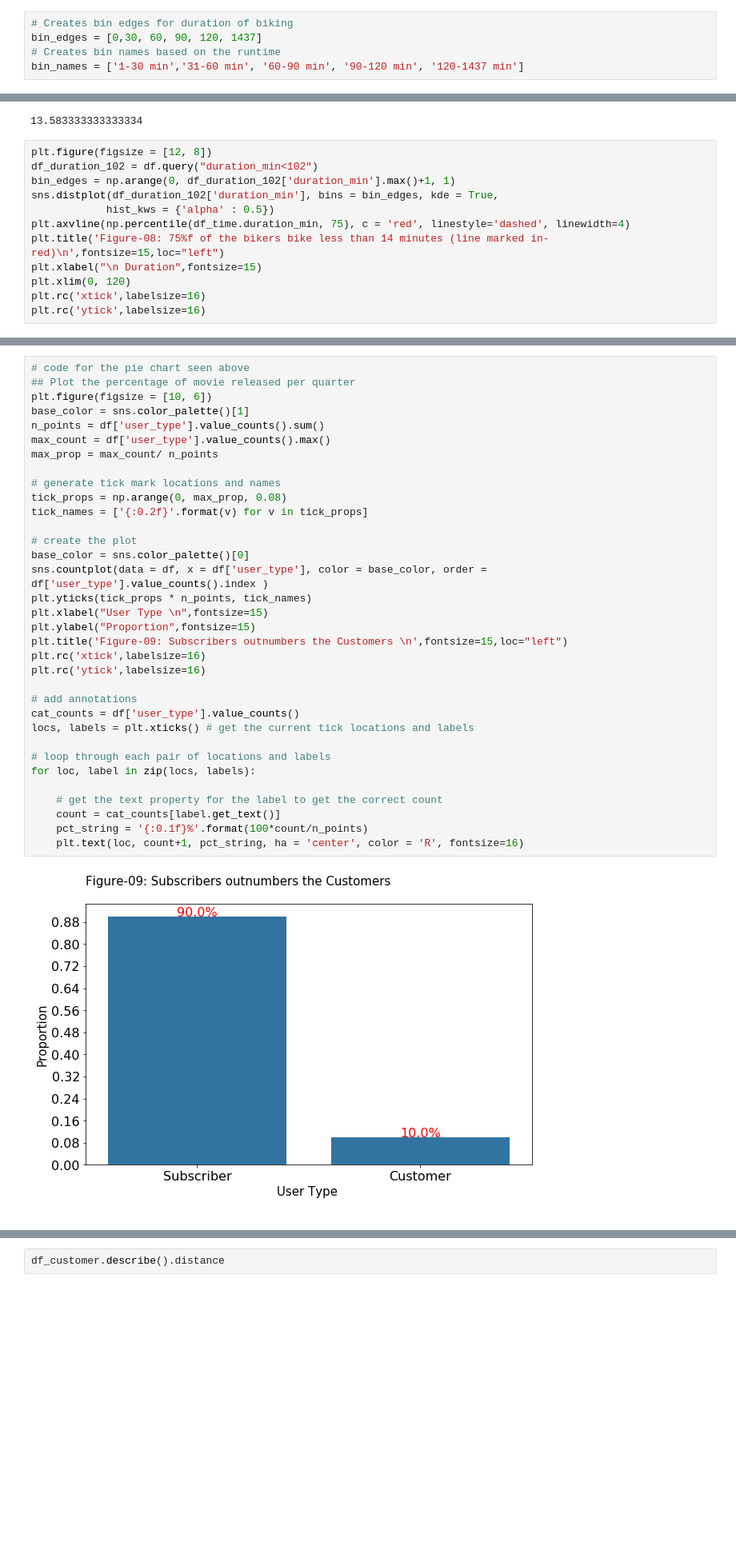
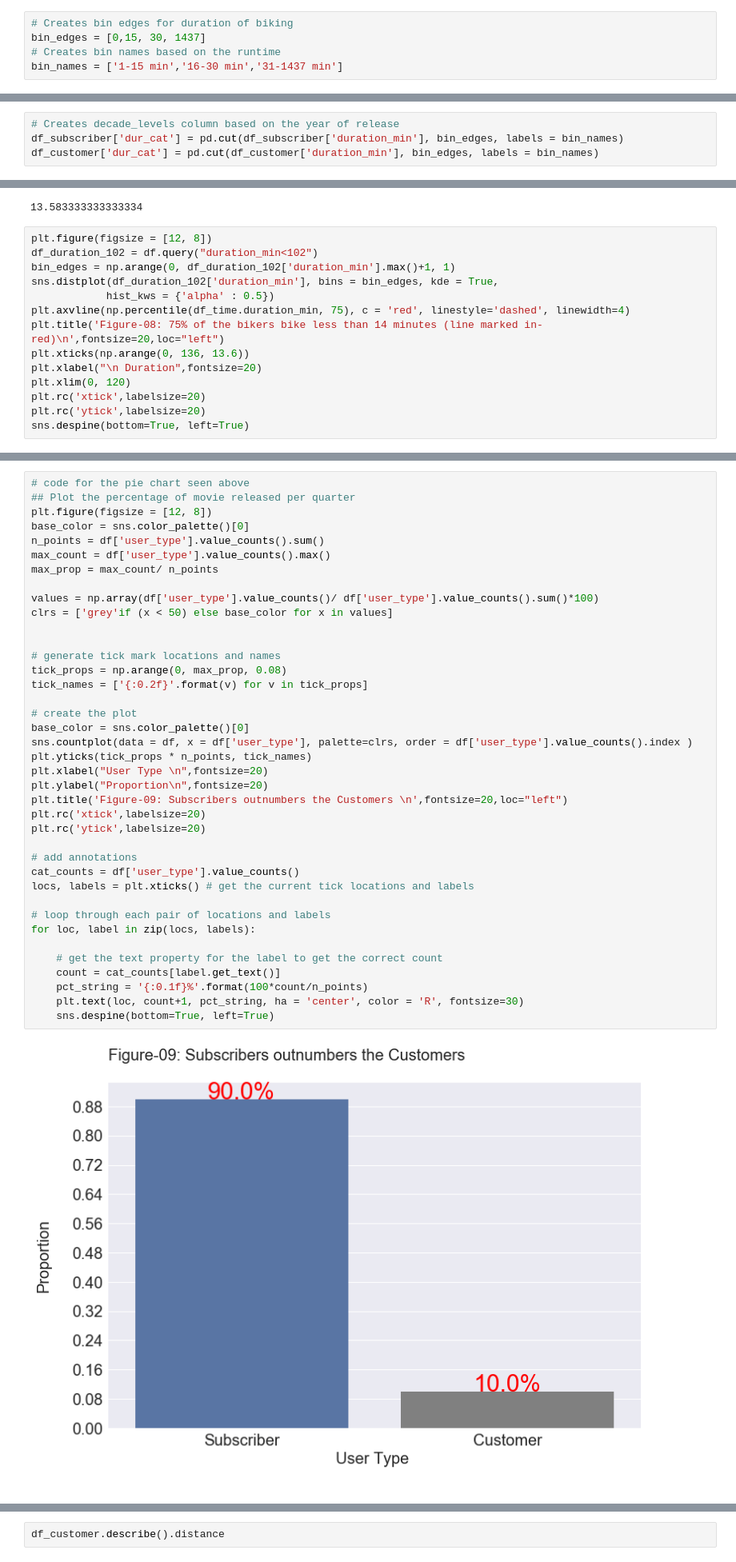
Before and after one commit to jahid-razan/Data-Analyst_Nano_degree_projects, a Jupyter notebook: Data_Story- Time & User Type.ipynb, the cells around one changed output, grey strips where cells are left out. Shown at 80% size. Saved outputs shown, nothing was run; the diff lists cells and outputs as text; blank space fills up the shorter version.

```diff
--- a/Data_Story- Time & User Type.ipynb
+++ b/Data_Story- Time & User Type.ipynb
@@ -233,9 +318,9 @@ df_time.duration_min.max()
 1437.5333333333333
 # %%
 # Creates bin edges for duration of biking
-bin_edges = [0,30, 60, 90, 120, 1437]
+bin_edges = [0,15, 30, 1437]
 # Creates bin names based on the runtime
-bin_names = ['1-30 min','31-60 min', '60-90 min', '90-120 min', '120-1437 min']
+bin_names = ['1-15 min','16-30 min','31-1437 min']
 # %%
 # Creates decade_levels column based on the year of release
 df_time['dur_cat'] = pd.cut(df_time['duration_min'], bin_edges, labels = bin_names)
@@ -258,0 +335,4 @@ Name: dur_cat, dtype: int64
+# %%
+# Creates decade_levels column based on the year of release
+df_subscriber['dur_cat'] = pd.cut(df_subscriber['duration_min'], bin_edges, labels = bin_names)
+df_customer['dur_cat'] = pd.cut(df_customer['duration_min'], bin_edges, labels = bin_names)
@@ -302,9 +402,11 @@ bin_edges = np.arange(0, df_duration_102['duration_min'].max()+1, 1)
 sns.distplot(df_duration_102['duration_min'], bins = bin_edges, kde = True,
             hist_kws = {'alpha' : 0.5})
 plt.axvline(np.percentile(df_time.duration_min, 75), c = 'red', linestyle='dashed', linewidth=4)
-plt.title('Figure-08: 75%f of the bikers bike less than 14 minutes (line marked in-red)\n',fontsize=15,loc="left")
-plt.xlabel("\n Duration",fontsize=15)
+plt.title('Figure-08: 75% of the bikers bike less than 14 minutes (line marked in-red)\n',fontsize=20,loc="left")
+plt.xticks(np.arange(0, 136, 13.6))
+plt.xlabel("\n Duration",fontsize=20)
 plt.xlim(0, 120)
-plt.rc('xtick',labelsize=16)
-plt.rc('ytick',labelsize=16)
+plt.rc('xtick',labelsize=20)
+plt.rc('ytick',labelsize=20)
+sns.despine(bottom=True, left=True)
 # %% [output]
@@ -328,36 +509,41 @@ plt.rc('ytick',labelsize=16)
 # %%
 # code for the pie chart seen above
 ## Plot the percentage of movie released per quarter
-plt.figure(figsize = [10, 6])
-base_color = sns.color_palette()[1]
+plt.figure(figsize = [12, 8])
+base_color = sns.color_palette()[0]
 n_points = df['user_type'].value_counts().sum()
 max_count = df['user_type'].value_counts().max()
 max_prop = max_count/ n_points
+
+values = np.array(df['user_type'].value_counts()/ df['user_type'].value_counts().sum()*100)
+clrs = ['grey'if (x < 50) else base_color for x in values]
+
 
 # generate tick mark locations and names
 tick_props = np.arange(0, max_prop, 0.08)
 tick_names = ['{:0.2f}'.format(v) for v in tick_props]
 
 # create the plot
 base_color = sns.color_palette()[0]
-sns.countplot(data = df, x = df['user_type'], color = base_color, order = df['user_type'].value_counts().index )
+sns.countplot(data = df, x = df['user_type'], palette=clrs, order = df['user_type'].value_counts().index )
 plt.yticks(tick_props * n_points, tick_names)
-plt.xlabel("User Type \n",fontsize=15)
-plt.ylabel("Proportion",fontsize=15)
-plt.title('Figure-09: Subscribers outnumbers the Customers \n',fontsize=15,loc="left")
-plt.rc('xtick',labelsize=16)
-plt.rc('ytick',labelsize=16)
+plt.xlabel("User Type \n",fontsize=20)
+plt.ylabel("Proportion\n",fontsize=20)
+plt.title('Figure-09: Subscribers outnumbers the Customers \n',fontsize=20,loc="left")
+plt.rc('xtick',labelsize=20)
+plt.rc('ytick',labelsize=20)
 
 # add annotations
 cat_counts = df['user_type'].value_counts()
 locs, labels = plt.xticks() # get the current tick locations and labels
 
 # loop through each pair of locations and labels
 for loc, label in zip(locs, labels):
 
     # get the text property for the label to get the correct count
     count = cat_counts[label.get_text()]
     pct_string = '{:0.1f}%'.format(100*count/n_points)
-    plt.text(loc, count+1, pct_string, ha = 'center', color = 'R', fontsize=16)
+    plt.text(loc, count+1, pct_string, ha = 'center', color = 'R', fontsize=30)
+    sns.despine(bottom=True, left=True)
 # %% [output]
-[figure, old version]
+[figure, new version]
```
Also changed, not shown: parts of 33 cells of this notebook, 7 other files.
